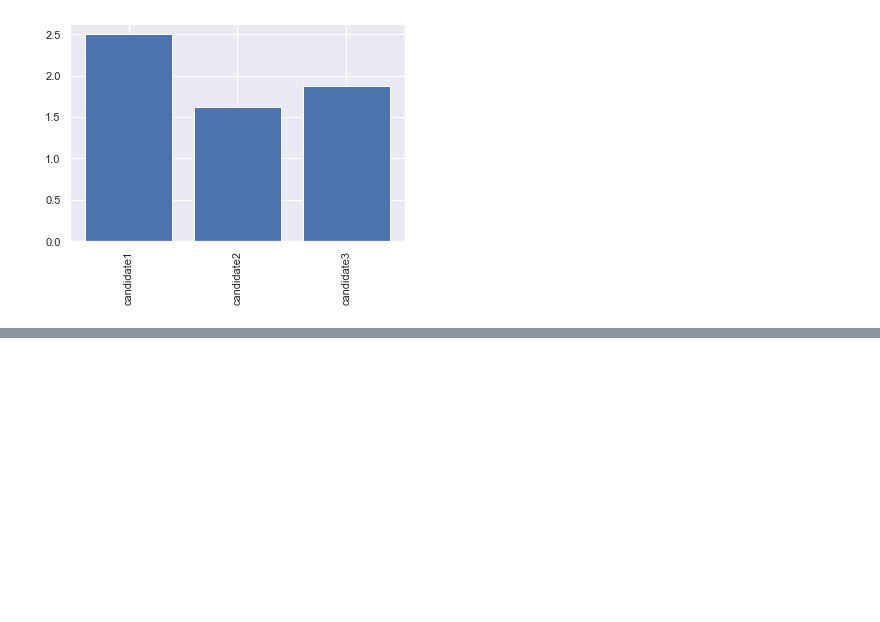
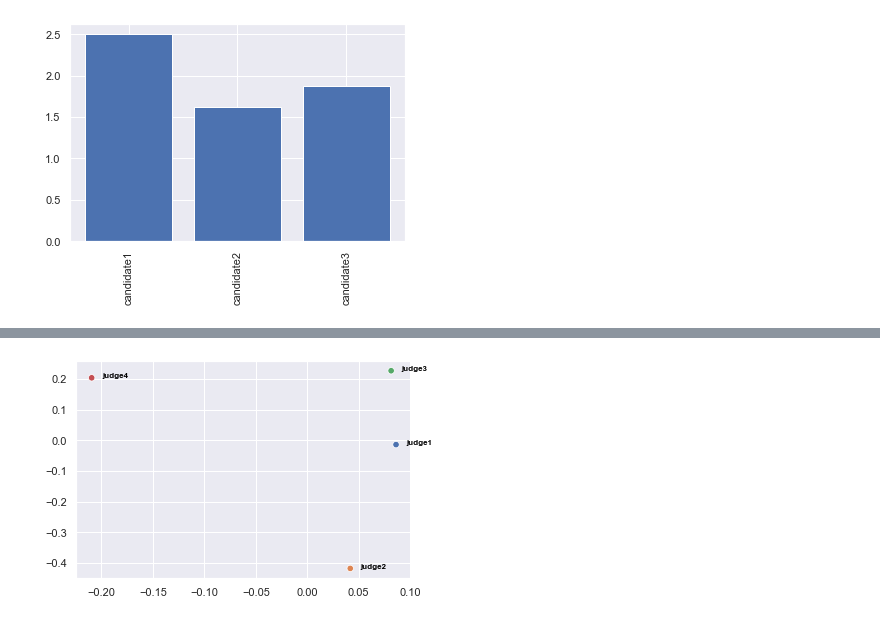
Before and after one commit to Didayolo/ranky, a Jupyter notebook: README.ipynb, the cells around one changed output, grey strips where cells are left out. Cells and saved outputs as stored; diff of their text form; code cells hidden in the pictures; blank space fills up the shorter version.

```diff
--- a/README.ipynb
+++ b/README.ipynb
@@ -57,0 +62,4 @@ rk.show(rk.borda(m))
+# %%
+rk.mds(m, method='euclidean', big_display=False)
+# %% [output]
+[figure, added]
```
Also changed, not shown: parts of 7 cells of this notebook, 5 other files.
